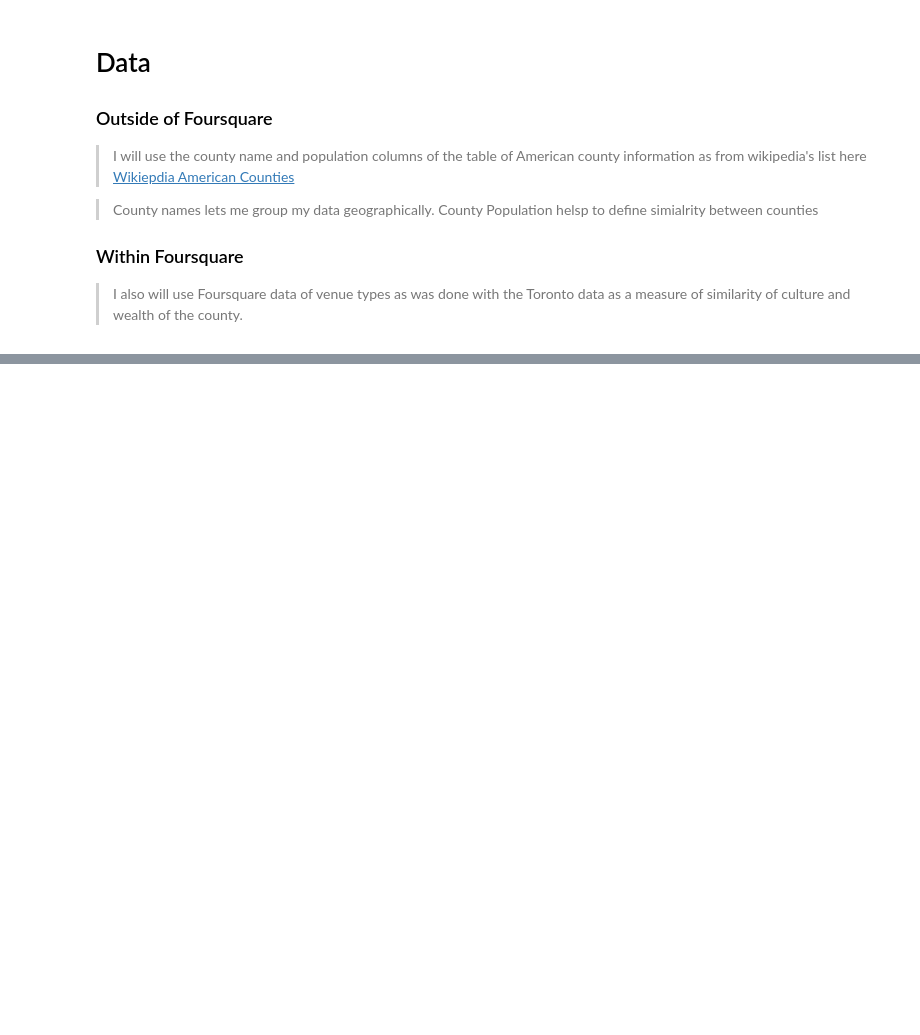
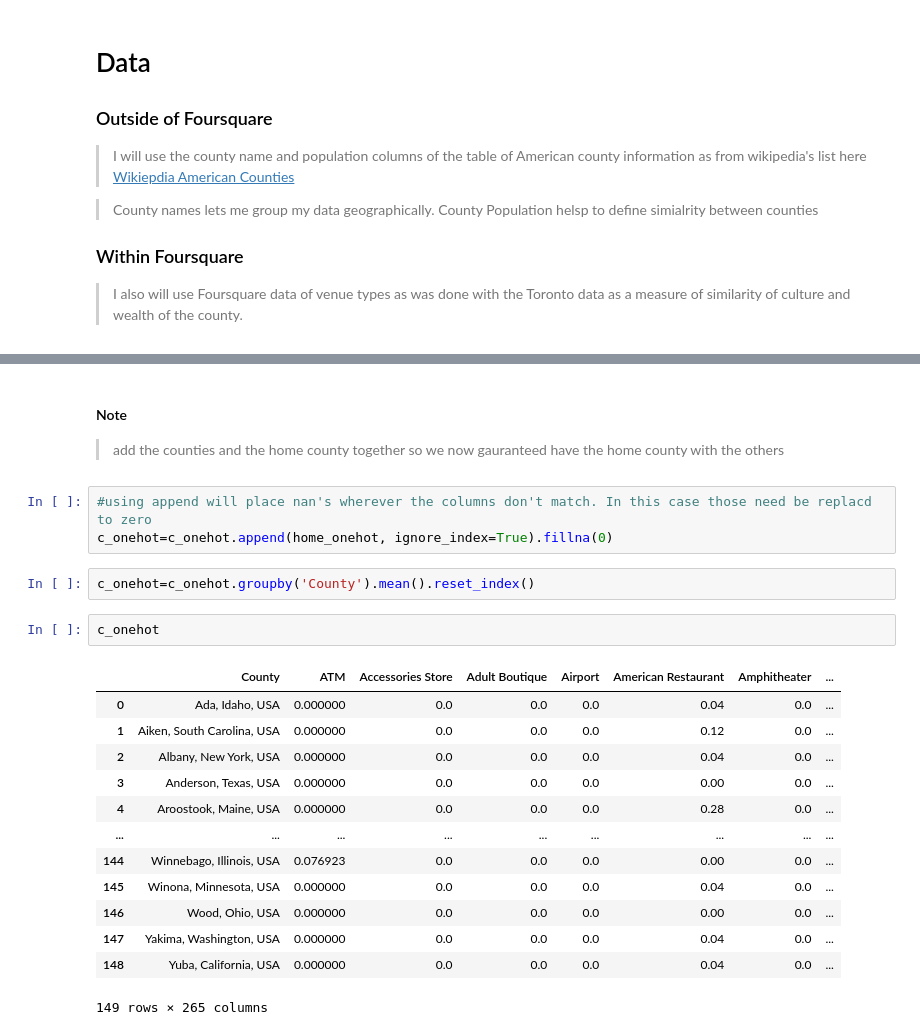
Before and after one commit to mcdougalb/Coursera_Capstone, a Jupyter notebook: capstone.ipynb, the cells around one changed output, grey strips where cells are left out. Saved outputs shown, nothing was run; the diff lists cells and outputs as text; blank space fills up the shorter version.

```diff
--- a/capstone.ipynb
+++ b/capstone.ipynb
@@ -77,0 +320,24 @@ I decided at this point that my hometown which I love is a bad idea for data sci
+# %% [markdown]
+#### Note
+> add the counties and the home county together so we now gauranteed have the home county with the others
+# %%
+#using append will place nan's wherever the columns don't match. In this case those need be replacd to zero
+c_onehot=c_onehot.append(home_onehot, ignore_index=True).fillna(0)
+# %%
+c_onehot=c_onehot.groupby('County').mean().reset_index()
+# %%
+c_onehot
+# %% [output]
+|  | County | ATM | Accessories Store | Adult Boutique | Airport | American Restaurant | Amphitheater | ... |
+| 0 | Ada, Idaho, USA | 0.000000 | 0.0 | 0.0 | 0.0 | 0.04 | 0.0 | ... |
+| 1 | Aiken, South Carolina, USA | 0.000000 | 0.0 | 0.0 | 0.0 | 0.12 | 0.0 | ... |
+| 2 | Albany, New York, USA | 0.000000 | 0.0 | 0.0 | 0.0 | 0.04 | 0.0 | ... |
+| 3 | Anderson, Texas, USA | 0.000000 | 0.0 | 0.0 | 0.0 | 0.00 | 0.0 | ... |
+| 4 | Aroostook, Maine, USA | 0.000000 | 0.0 | 0.0 | 0.0 | 0.28 | 0.0 | ... |
+| ... | ... | ... | ... | ... | ... | ... | ... | ... |
+| 144 | Winnebago, Illinois, USA | 0.076923 | 0.0 | 0.0 | 0.0 | 0.00 | 0.0 | ... |
+| 145 | Winona, Minnesota, USA | 0.000000 | 0.0 | 0.0 | 0.0 | 0.04 | 0.0 | ... |
+| 146 | Wood, Ohio, USA | 0.000000 | 0.0 | 0.0 | 0.0 | 0.00 | 0.0 | ... |
+| 147 | Yakima, Washington, USA | 0.000000 | 0.0 | 0.0 | 0.0 | 0.04 | 0.0 | ... |
+| 148 | Yuba, California, USA | 0.000000 | 0.0 | 0.0 | 0.0 | 0.04 | 0.0 | ... |
+149 rows × 265 columns
```
Also changed, not shown: parts of 44 cells of this notebook, 5 other files.
